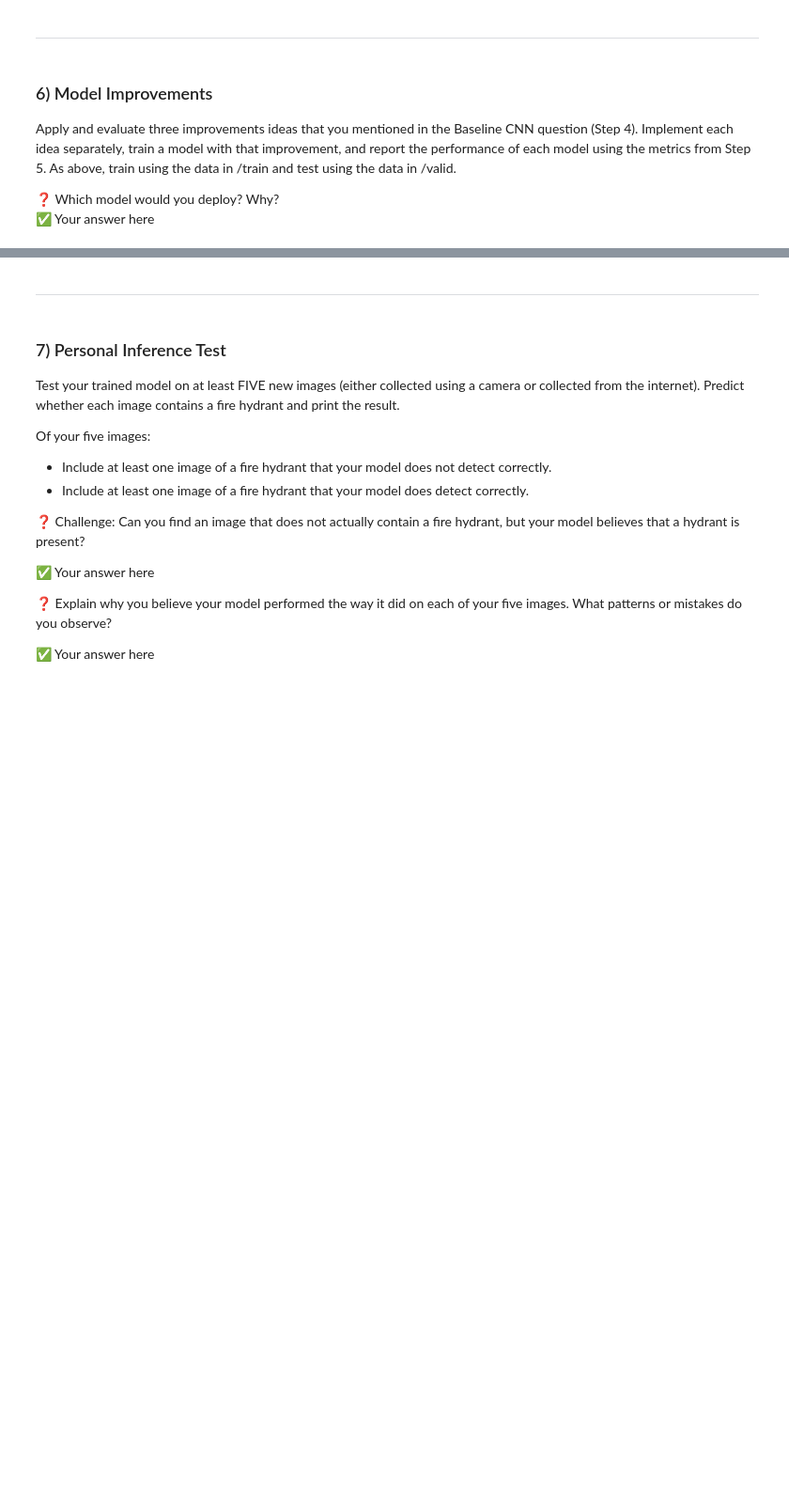
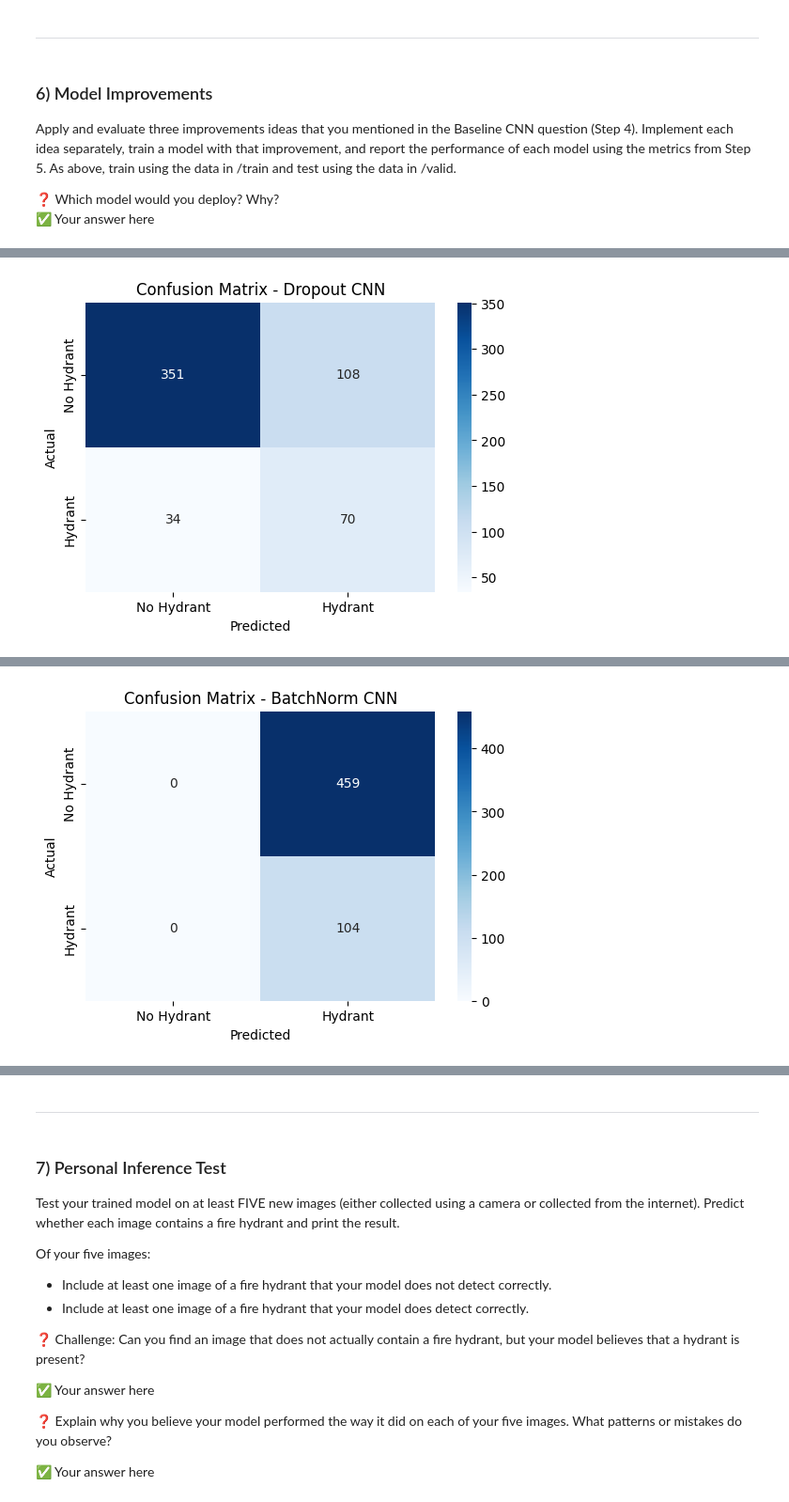
Before and after one commit to sanil04/SYSC-4415-Assignment-2, a Jupyter notebook: W2026/Assignments/A2/A2_SYSC4415_W26.ipynb, the cells around one changed output, grey strips where cells are left out. Shown at 94% size. Drawn from its saved outputs; the diff is of its cells as text; code cells hidden in the pictures; blank space fills up the shorter version.

```diff
--- a/W2026/Assignments/A2/A2_SYSC4415_W26.ipynb
+++ b/W2026/Assignments/A2/A2_SYSC4415_W26.ipynb
@@ -248,0 +438,74 @@ Implement each idea separately, train a model with that improvement, and report
+# %%
+## Enter your code here..
+
+# --- Improvement 1: Dropout Model ---
+class DropoutCNN(BaselineCNN):
+    def __init__(self):
+        super(DropoutCNN, self).__init__()
+        # Override the fully connected layer block to include Dropout
+        self.fc_layers = nn.Sequential(
+            nn.Linear(64 * 32 * 32, 128),
+            nn.ReLU(),
+            nn.Dropout(0.5), # 50% probability of dropping out neurons
+            nn.Linear(128, 1),
+            nn.Sigmoid()
+        )
+    def forward(self, x):
+        x = self.pool1(self.relu1(self.conv1(x)))
+        x = self.pool2(self.relu2(self.conv2(x)))
+        x = self.flatten(x)
+        x = self.fc_layers(x)
+        return x
+
+# --- Improvement 2: Batch Normalization Model ---
+class BatchNormCNN(nn.Module):
+    def __init__(self):
+        super(BatchNormCNN, self).__init__()
+        self.conv1 = nn.Conv2d(3, 32, kernel_size=3, padding=1)
+        self.bn1 = nn.BatchNorm2d(32) # Added BN Layer
+        self.relu1 = nn.ReLU()
+        self.pool1 = nn.MaxPool2d(2, 2)
+
+        self.conv2 = nn.Conv2d(32, 64, kernel_size=3, padding=1)
+        self.bn2 = nn.BatchNorm2d(64) # Added BN Layer
+        self.relu2 = nn.ReLU()
+        self.pool2 = nn.MaxPool2d(2, 2)
+
+        self.flatten = nn.Flatten()
+        self.fc1 = nn.Linear(64 * 32 * 32, 128)
+        self.relu3 = nn.ReLU()
+        self.fc2 = nn.Linear(128, 1)
+        self.sigmoid = nn.Sigmoid()
+
+    def forward(self, x):
+        x = self.pool1(self.relu1(self.bn1(self.conv1(x))))
+        x = self.pool2(self.relu2(self.bn2(self.conv2(x))))
+        x = self.flatten(x)
+        x = self.relu3(self.fc1(x))
+        x = self.sigmoid(self.fc2(x))
+        return x
+
+# --- Improvement 3: Data Augmentation DataLoaders ---
+aug_transform = transforms.Compose([
+    transforms.Resize((128, 128)),
+    transforms.RandomHorizontalFlip(p=0.5), # Randomly mirror images
+    transforms.ColorJitter(brightness=0.2, contrast=0.2), # Random light adjustments
+    transforms.ToTensor(),
+    transforms.Normalize(mean=[0.5, 0.5, 0.5], std=[0.5, 0.5, 0.5])
+])
+
+aug_train_dataset = FireHydrantDataset(train_df, train_data_path, transform=aug_transform)
+aug_train_loader = DataLoader(aug_train_dataset, batch_size=32, shuffle=True)
+
+# 1. Train Dropout
+dropout_model = DropoutCNN().to(device)
+train_and_evaluate(dropout_model, train_loader, valid_loader, model_name="Dropout CNN")
+
+# 2. Train Batch Norm
+bn_model = BatchNormCNN().to(device)
+train_and_evaluate(bn_model, train_loader, valid_loader, model_name="BatchNorm CNN")
+
+# 3. Train Baseline on Augmented Data
+aug_model = BaselineCNN().to(device)
+train_and_evaluate(aug_model, aug_train_loader, valid_loader, model_name="Augmentation CNN")
+# %% [output]
@@ -248,0 +526 @@ Implement each idea separately, train a model with that improvement, and report
+[figure, added]
@@ -248,0 +541 @@ Implement each idea separately, train a model with that improvement, and report
+[figure, added]
```
Also changed, not shown: parts of 11 cells of this notebook.
